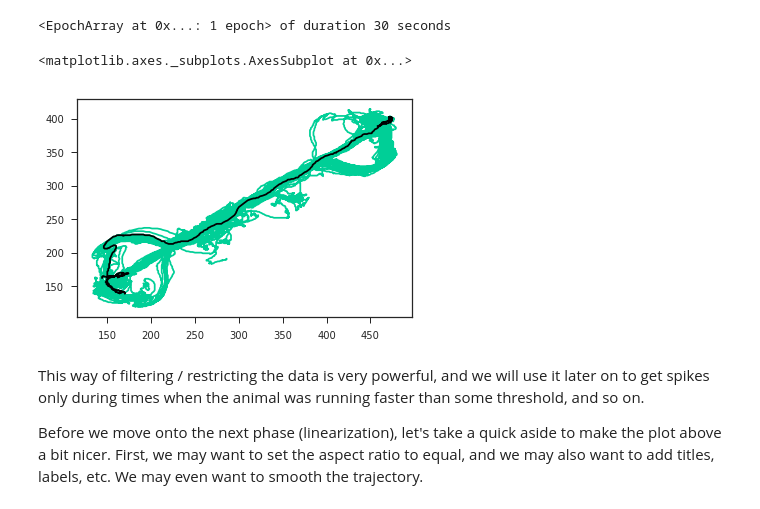
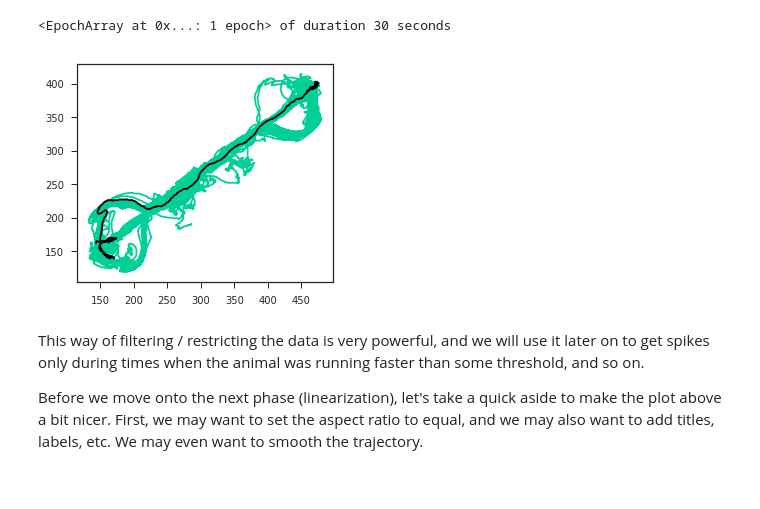
Before and after one commit to nelpy/example-analyses, a Jupyter notebook: LinearTrackDemo.ipynb, the cells around one changed output. Saved outputs shown, nothing was run; the diff lists cells and outputs as text; code cells hidden in the pictures.

```diff
--- a/LinearTrackDemo.ipynb
+++ b/LinearTrackDemo.ipynb
@@ -302,9 +303,10 @@ ep
 # %%
 npl.plot2d(pos) # plot the entire trajectory
 npl.plot2d(pos[ep], color='k') # plot pos restricted to ep
+ax = plt.gca()
+ax.set_aspect('equal')
 # %% [output]
-<matplotlib.axes._subplots.AxesSubplot at 0x...>
-[figure, old version]
+[figure, new version]
 # %% [markdown]
 This way of filtering / restricting the data is very powerful, and we will use it later on to get spikes only during times when the animal was running faster than some threshold, and so on.
 
```
Also changed, not shown: parts of 4 cells of this notebook.
